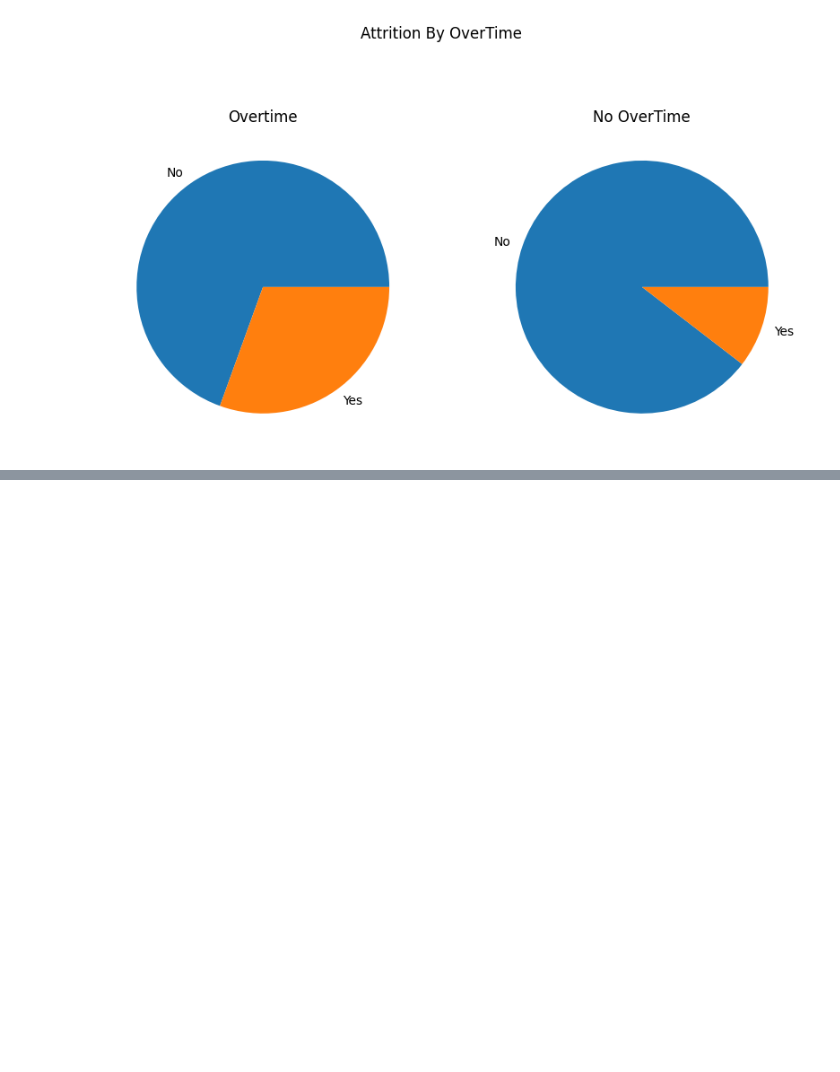
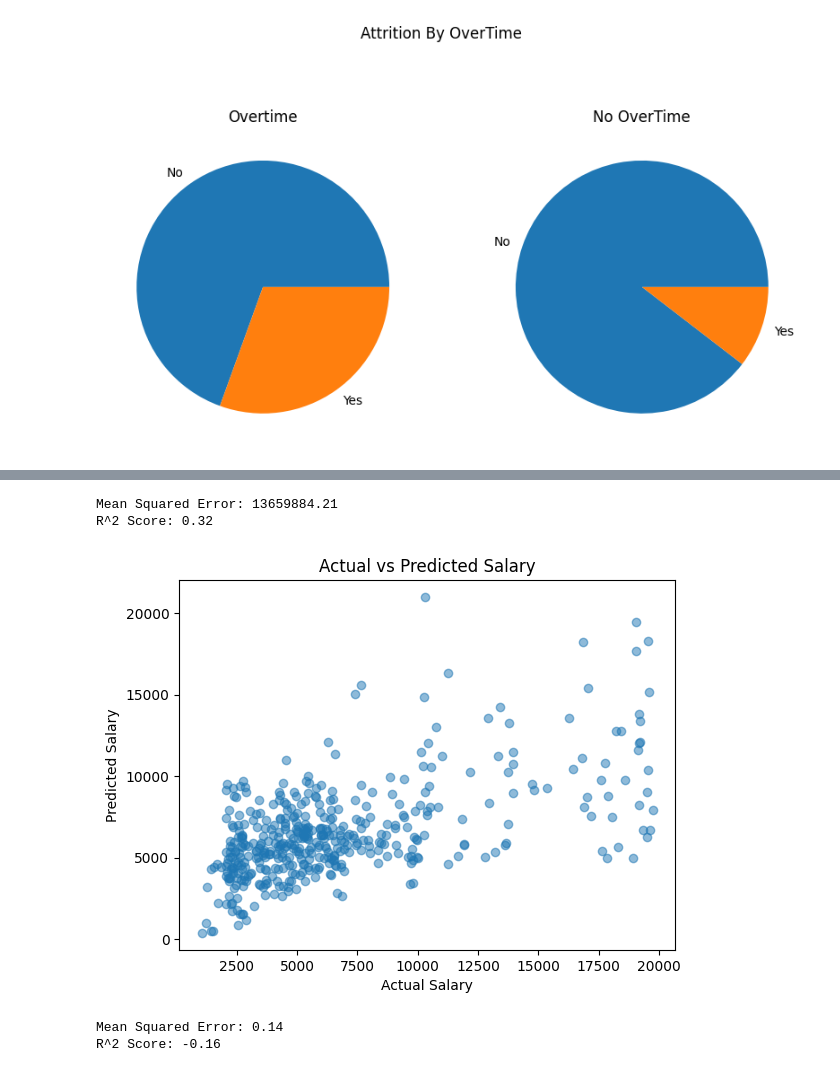
Before and after one commit to qasem-ezzaldeen/Data-Analysis-Project, a Jupyter notebook: Explore.ipynb, the cells around one changed output, grey strips where cells are left out. Drawn from its saved outputs; the diff is of its cells as text; code cells hidden in the pictures; blank space fills up the shorter version.

```diff
--- a/Explore.ipynb
+++ b/Explore.ipynb
@@ -204,0 +272,68 @@ Text(0.5, 1.0, 'No OverTime')
+# %%
+from sklearn.linear_model import LinearRegression
+from sklearn.metrics import mean_squared_error, r2_score
+
+# تحميل وتنظيف البيانات
+columns = ['Age', 'MonthlyIncome', 'YearsAtCompany', 'PerformanceRating', 'JobSatisfaction']
+hr_test = hr[columns]
+
+# تقسيم الميزات (X) والهدف (y)
+X = hr_test.drop('MonthlyIncome', axis=1)
+y = hr_test['MonthlyIncome']
+
+# تقسيم البيانات إلى تدريب واختبار
+X_train, X_test, y_train, y_test = train_test_split(X, y, test_size=0.3, random_state=42)
+
+# بناء نموذج الانحدار الخطي
+model = LinearRegression()
+model.fit(X_train, y_train)
+
+# التنبؤ بالقيم
+y_pred = model.predict(X_test)
+
+# تقييم النموذج
+mse = mean_squared_error(y_test, y_pred)
+r2 = r2_score(y_test, y_pred)
+
+print(f'Mean Squared Error: {mse:.2f}')
+print(f'R^2 Score: {r2:.2f}')
+
+# رسم العلاقة بين القيم الفعلية والقيم المتنبأ بها
+plt.scatter(y_test, y_pred, alpha=0.5)
+plt.title('Actual vs Predicted Salary')
+plt.xlabel('Actual Salary')
+plt.ylabel('Predicted Salary')
+plt.show()
+# %% [output]
+Mean Squared Error: 13659884.21
+R^2 Score: 0.32
+[figure, added]
+# %%
+from sklearn.ensemble import RandomForestRegressor
+
+#performance Rating Prediction
+# Select relevant columns
+columns = ['PerformanceRating', 'JobInvolvement', 'JobSatisfaction', 'YearsAtCompany']
+hr_test = hr[columns]
+
+# Features (X) and target (y)
+X = hr_test.drop('PerformanceRating', axis=1)
+y = hr_test['PerformanceRating']
+
+# Train-test split
+X_train, X_test, y_train, y_test = train_test_split(X, y, test_size=0.3, random_state=42)
+# Use Random Forest Regressor for prediction
+model = RandomForestRegressor(n_estimators=100, random_state=42)
+model.fit(X_train, y_train)
+
+# Predictions and evaluation
+y_pred = model.predict(X_test)
+
+mse = mean_squared_error(y_test, y_pred)
+r2 = r2_score(y_test, y_pred)
+
+print(f'Mean Squared Error: {mse:.2f}')
+print(f'R^2 Score: {r2:.2f}')
+# %% [output]
+Mean Squared Error: 0.14
+R^2 Score: -0.16
```
Also changed, not shown: parts of 6 cells of this notebook.
